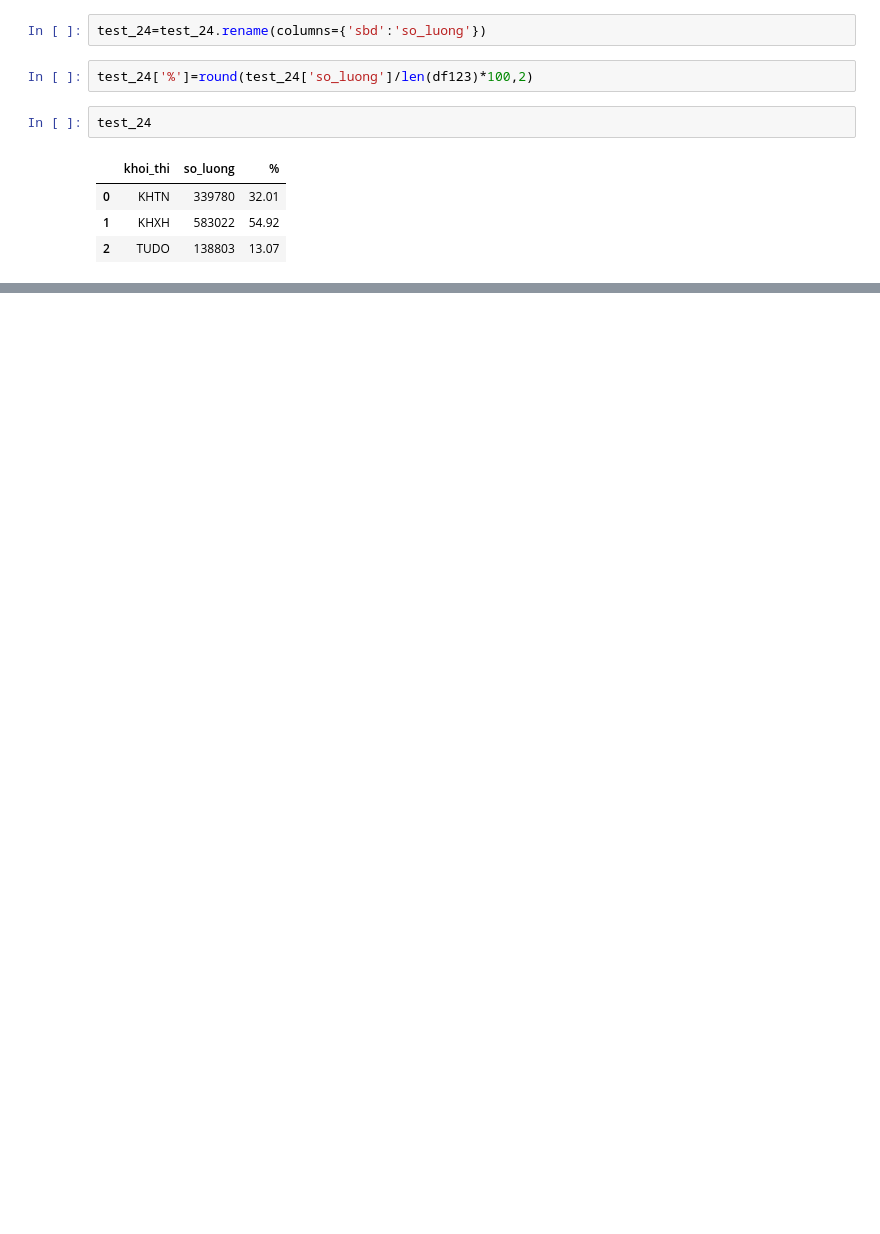
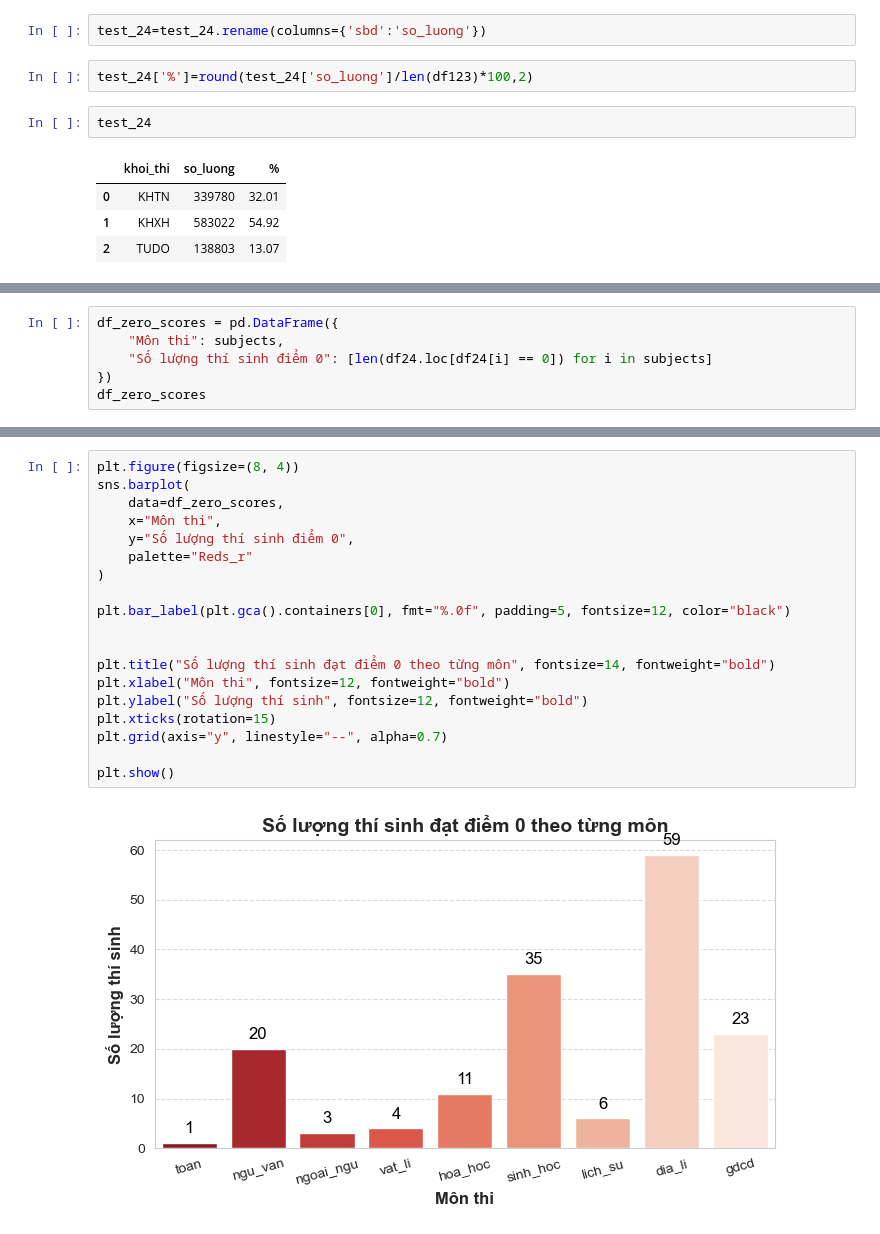
Before and after one commit to nmkhan9/Test_score_analysis-22-23-24-, a Jupyter notebook: Test_Score_Analysis_22_23_24.ipynb, the cells around one changed output, grey strips where cells are left out. Saved outputs shown, nothing was run; the diff lists cells and outputs as text; blank space fills up the shorter version.

```diff
--- a/Test_Score_Analysis_22_23_24.ipynb
+++ b/Test_Score_Analysis_22_23_24.ipynb
@@ -816,0 +828,6 @@ plt.show()
+# %%
+df_zero_scores = pd.DataFrame({
+    "Môn thi": subjects,
+    "Số lượng thí sinh điểm 0": [len(df24.loc[df24[i] == 0]) for i in subjects]
+})
+df_zero_scores
@@ -816,0 +845,21 @@ plt.show()
+# %%
+plt.figure(figsize=(8, 4))
+sns.barplot(
+    data=df_zero_scores,
+    x="Môn thi",
+    y="Số lượng thí sinh điểm 0",
+    palette="Reds_r"
+)
+
+plt.bar_label(plt.gca().containers[0], fmt="%.0f", padding=5, fontsize=12, color="black")
+
+
+plt.title("Số lượng thí sinh đạt điểm 0 theo từng môn", fontsize=14, fontweight="bold")
+plt.xlabel("Môn thi", fontsize=12, fontweight="bold")
+plt.ylabel("Số lượng thí sinh", fontsize=12, fontweight="bold")
+plt.xticks(rotation=15)
+plt.grid(axis="y", linestyle="--", alpha=0.7)
+
+plt.show()
+# %% [output]
+[figure, added]
```
Also changed, not shown: parts of 9 cells of this notebook.
